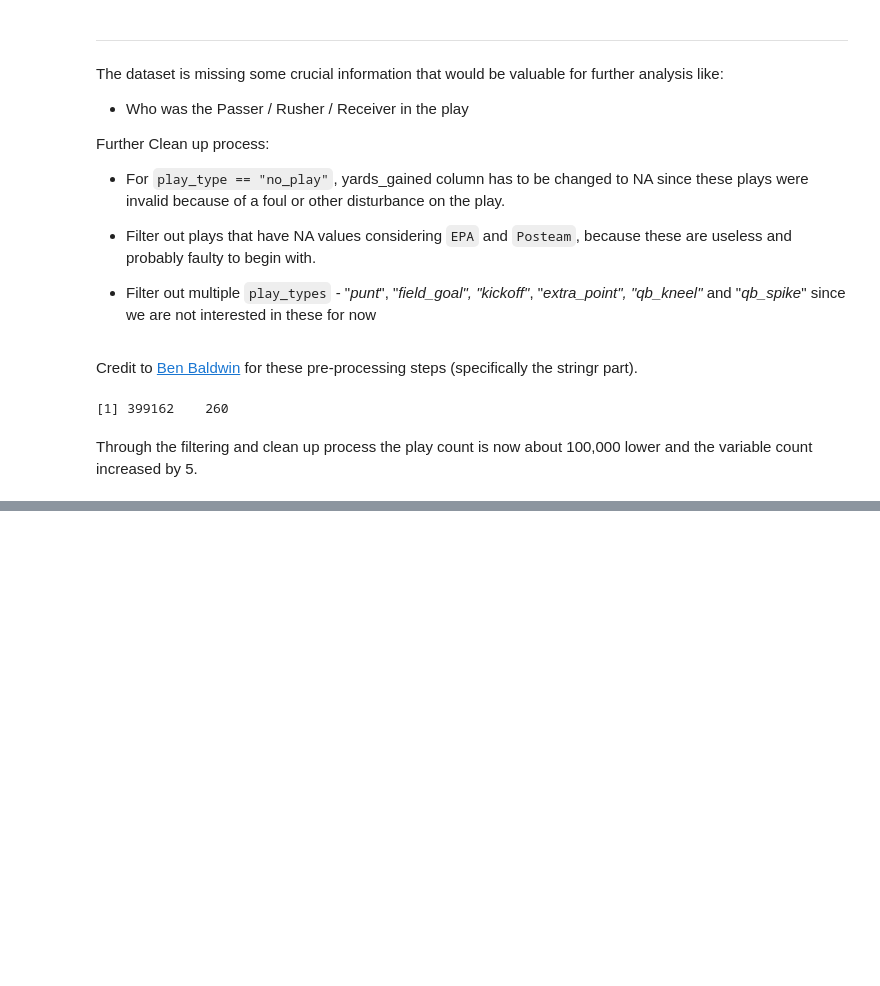
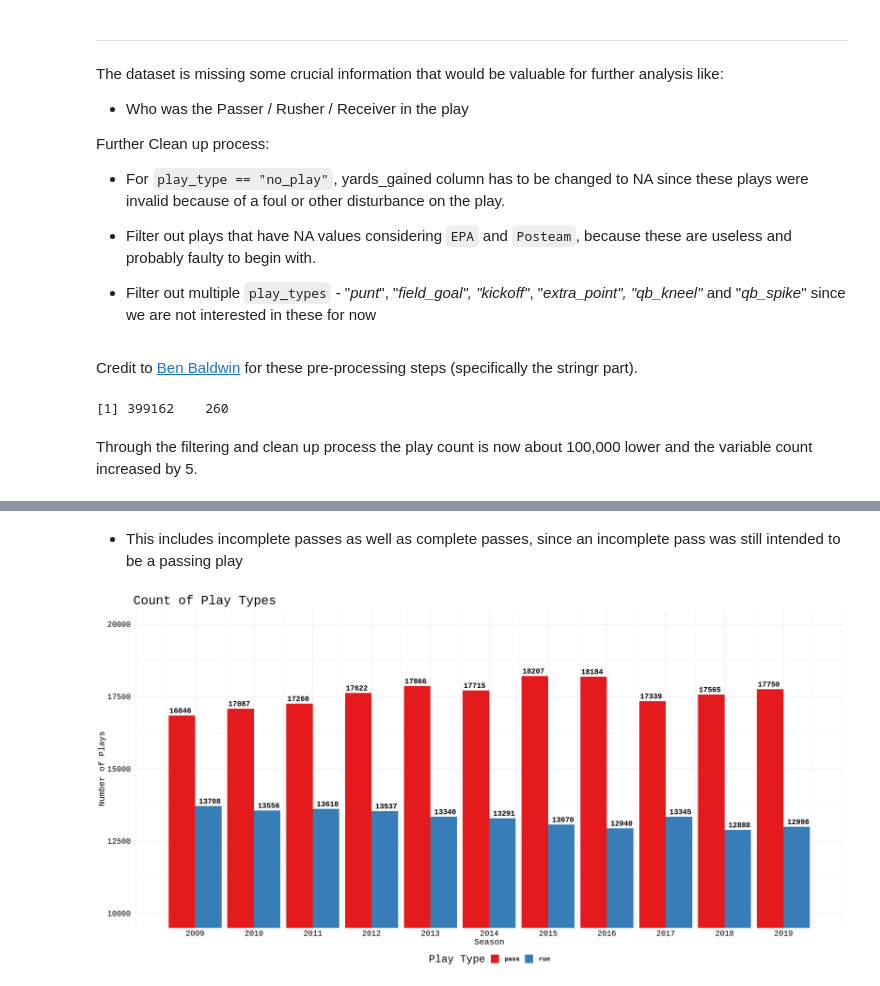
Before and after one commit to rennerm1/NFL-Data-Science-Project, a Jupyter notebook: NFL_Project.ipynb, the cells around one changed output, grey strips where cells are left out. Drawn from its saved outputs; the diff is of its cells as text; code cells hidden in the pictures; blank space fills up the shorter version.

Commit message:
WIP plotting

```diff
--- a/NFL_Project.ipynb
+++ b/NFL_Project.ipynb
@@ -122,3 +124,19 @@ ERROR: ignored
+# %%
+theme_nfl <- function(){
+  #font <- "AvantGarde"
+  theme_minimal() %+replace%
+  theme(
+        text = element_text(family = "AvantGarde"),
+        title = element_text(size= 20),
+        plot.subtitle = element_text(size = 18, hjust = 0),
+        axis.title = element_text(size= 16),
+        axis.text = element_text(size=15),
+        legend.position = "bottom",
+        strip.text = element_text(size = 15, face="bold"),
+        legend.text= element_text(size= 12, face="bold")
+
+  )
+}
 # %% [markdown]
 # Basic EDA nflscrapR Dataset
 # %% [markdown]
@@ -341,0 +396,21 @@ Through the filtering and clean up process the play count is now about 100,000 l
+# %% [markdown]
+* This includes incomplete passes as well as complete passes, since an incomplete pass was still intended to be a passing play
+# %%
+options(repr.plot.width=20, repr.plot.height=10)
+
+ggplot(data= play_type_df,
+    aes(x= season, y= play_count, fill = play_type, label = play_count))+
+    geom_bar(position = "dodge", stat="identity")+
+    geom_text(aes( x = season, y = play_count, label =play_count),
+                  size = 5, fontface = "bold", family = "AvantGarde",
+                  position = position_dodge(1), vjust= -0.5)+
+    scale_fill_brewer(palette = "Set1")+
+    scale_x_continuous(breaks = c(2009, 2010, 2011, 2012, 2013, 2014, 2015, 2016, 2017, 2018, 2019))+
+    coord_cartesian(ylim=c(10000,20000))+
+  theme_nfl() +
+  labs(title = "Count of Play Types",
+        x = "Season",
+        y = "Number of Plays",
+        fill = "Play Type")
+# %% [output]
+[figure, added]
```
Also changed, not shown: parts of 13 cells of this notebook.
